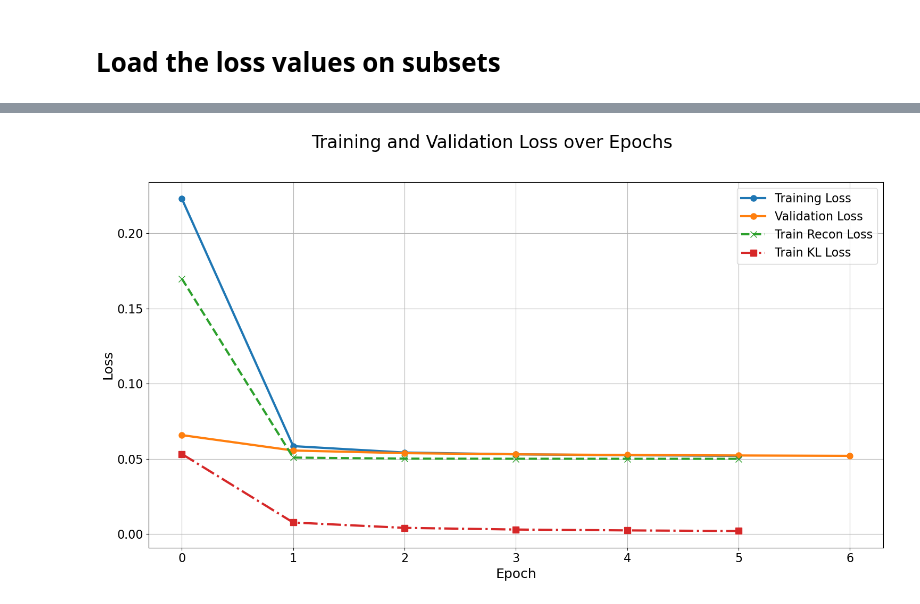
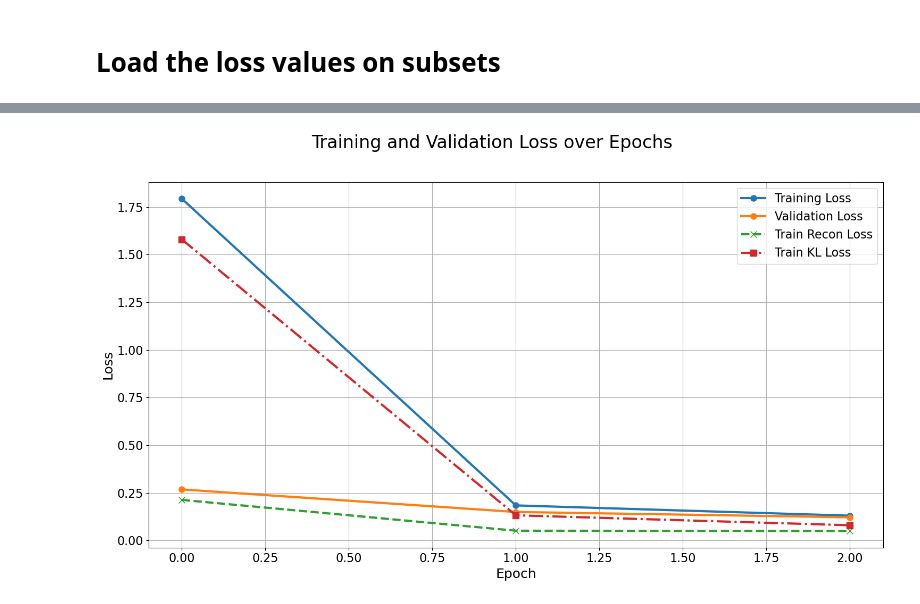
Before and after one commit to EhsanKA/methylVA, a Jupyter notebook: notebooks/241023_random_data_zero.ipynb, the cells around one changed output, grey strips where cells are left out. Cells and saved outputs as stored; diff of their text form; code cells hidden in the pictures.

Commit message:
update the plots

```diff
--- a/notebooks/241023_random_data_zero.ipynb
+++ b/notebooks/241023_random_data_zero.ipynb
@@ -9,5 +9,19 @@ from methylVA.utils.common import load_config
 from methylVA.data_processing.utils import load_data_tensor, load_train_test_data, sample_data
 from methylVA.plots.loss_convergence import plot_training_and_validation_losses
 import numpy as np
+from methylVA.training.load_vae import load_trained_vae
+from methylVA.training.trainer_utils import reconstruct_data, correlation_between_rows
+
 
 config = load_config("../methylVA/configs/random_data_zero_config.yaml")
+file_path = "../experiments/random_data_zero_vae/vae/version_3/metrics.csv"
+hparams_path = '../experiments/random_data_zero_vae/vae/version_3/hparams.yaml'  # Replace with the correct path
+checkpoint_path = "../experiments/random_data_zero_vae/vae/version_3/checkpoints/vae-epoch=02-val_loss=0.12.ckpt"
+
+config_training = config['training_vae']
+train_loader, val_loader, test_loader = load_data_tensor(config_training)
+vae_model = load_trained_vae(checkpoint_path, hparams_path)
+
+
+X_train, y_train, X_val, y_val, X_test, y_test = load_train_test_data(config_training)
+X_train, X_val, X_test = X_train.values, X_val.values, X_test.values
@@ -14,5 +39,4 @@ config = load_config("../methylVA/configs/random_data_zero_config.yaml")
 # %%
-file_path = "../experiments/random_data_zero_vae/vae/version_0/metrics.csv"
 plot_training_and_validation_losses(file_path)
 # %% [output]
-[figure, old version]
+[figure, new version]
```
Also changed, not shown: parts of 7 cells of this notebook.
